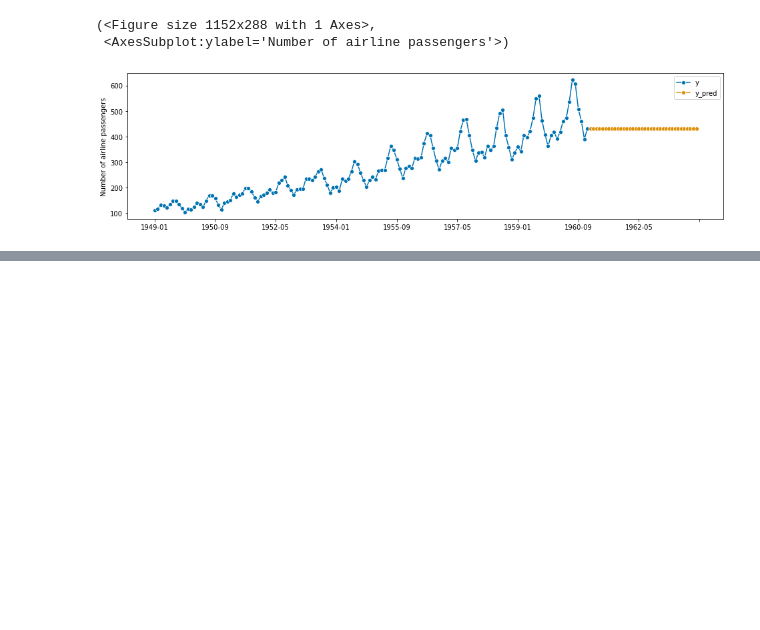
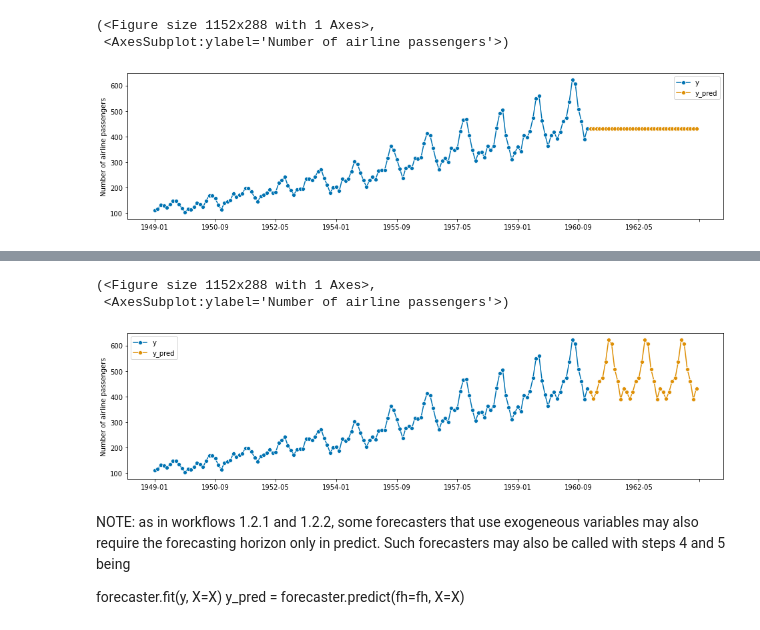
Before and after one commit to TNTran92/sktime, a Jupyter notebook: introduction_to_sktime/01 - Basic Forecasting Workflow.ipynb, the cells around one changed output, grey strips where cells are left out. Saved outputs shown, nothing was run; the diff lists cells and outputs as text; code cells hidden in the pictures; blank space fills up the shorter version.

```diff
--- a/introduction_to_sktime/01 - Basic Forecasting Workflow.ipynb
+++ b/introduction_to_sktime/01 - Basic Forecasting Workflow.ipynb
@@ -197,0 +243,27 @@ plot_series(y, y_pred, labels=["y", "y_pred"])
+# %%
+# step 1: data specification
+y = load_airline()
+# we create some dummy exogeneous data
+X = pd.DataFrame(index=y.index)
+
+# step 2: specifying forecasting horizon
+fh = np.arange(1, 37)
+
+# step 3: specifying the forecasting algorithm
+forecaster = NaiveForecaster(strategy="last", sp=12)
+
+# step 4: fitting the forecaster
+forecaster.fit(y, X=X, fh=fh)
+
+# step 5: querying predictions
+y_pred = forecaster.predict(X=X)
+plot_series(y, y_pred, labels=["y", "y_pred"])
+# %% [output]
+(<Figure size 1152x288 with 1 Axes>,
+ <AxesSubplot:ylabel='Number of airline passengers'>)
+[figure, added]
+# %% [markdown]
+NOTE: as in workflows 1.2.1 and 1.2.2, some forecasters that use exogeneous variables may also require the forecasting horizon only in predict. Such forecasters may also be called with steps 4 and 5 being
+
+forecaster.fit(y, X=X)
+y_pred = forecaster.predict(fh=fh, X=X)
```
Also changed, not shown: parts of 12 cells of this notebook, 1 other file.
